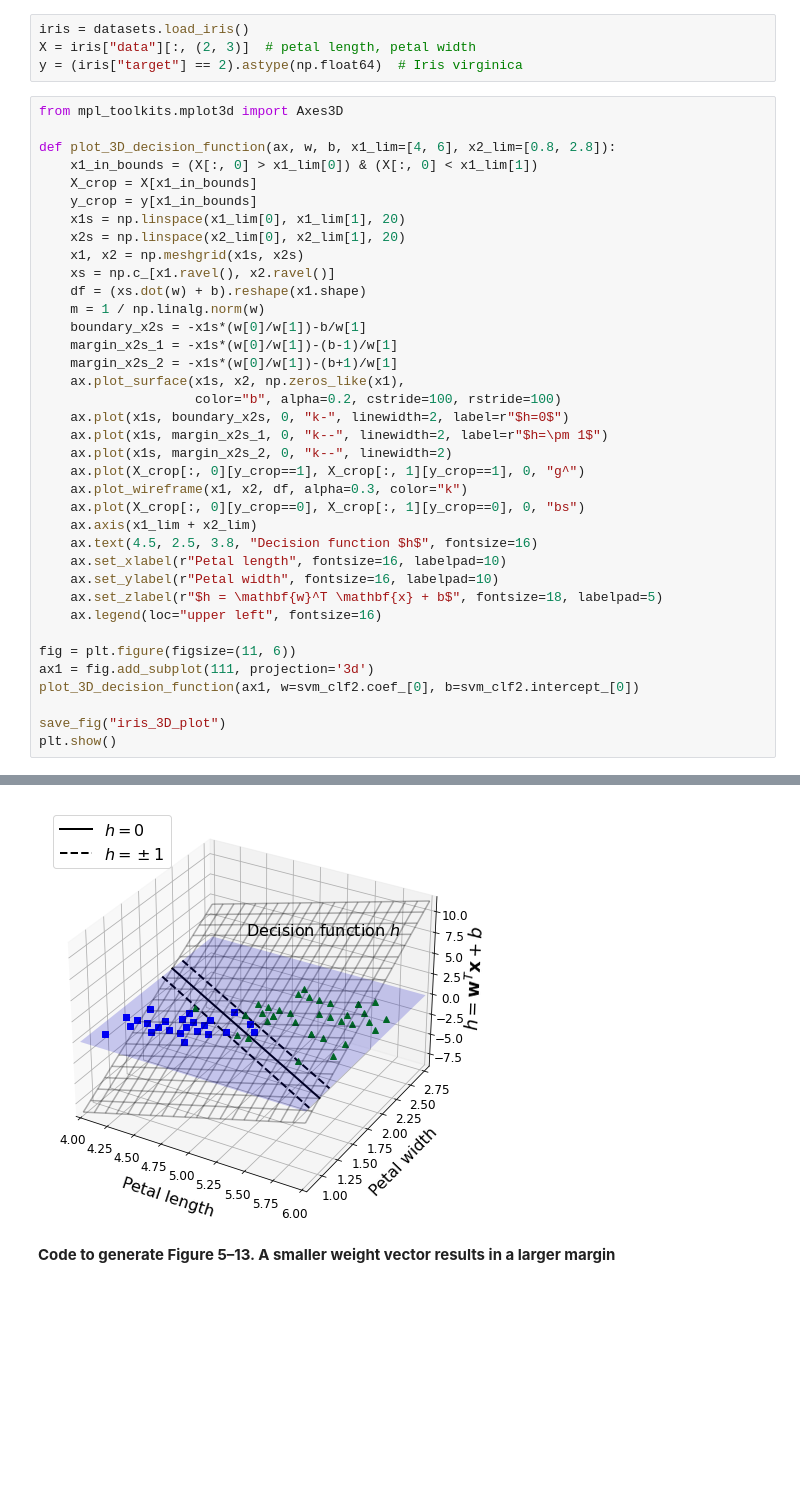
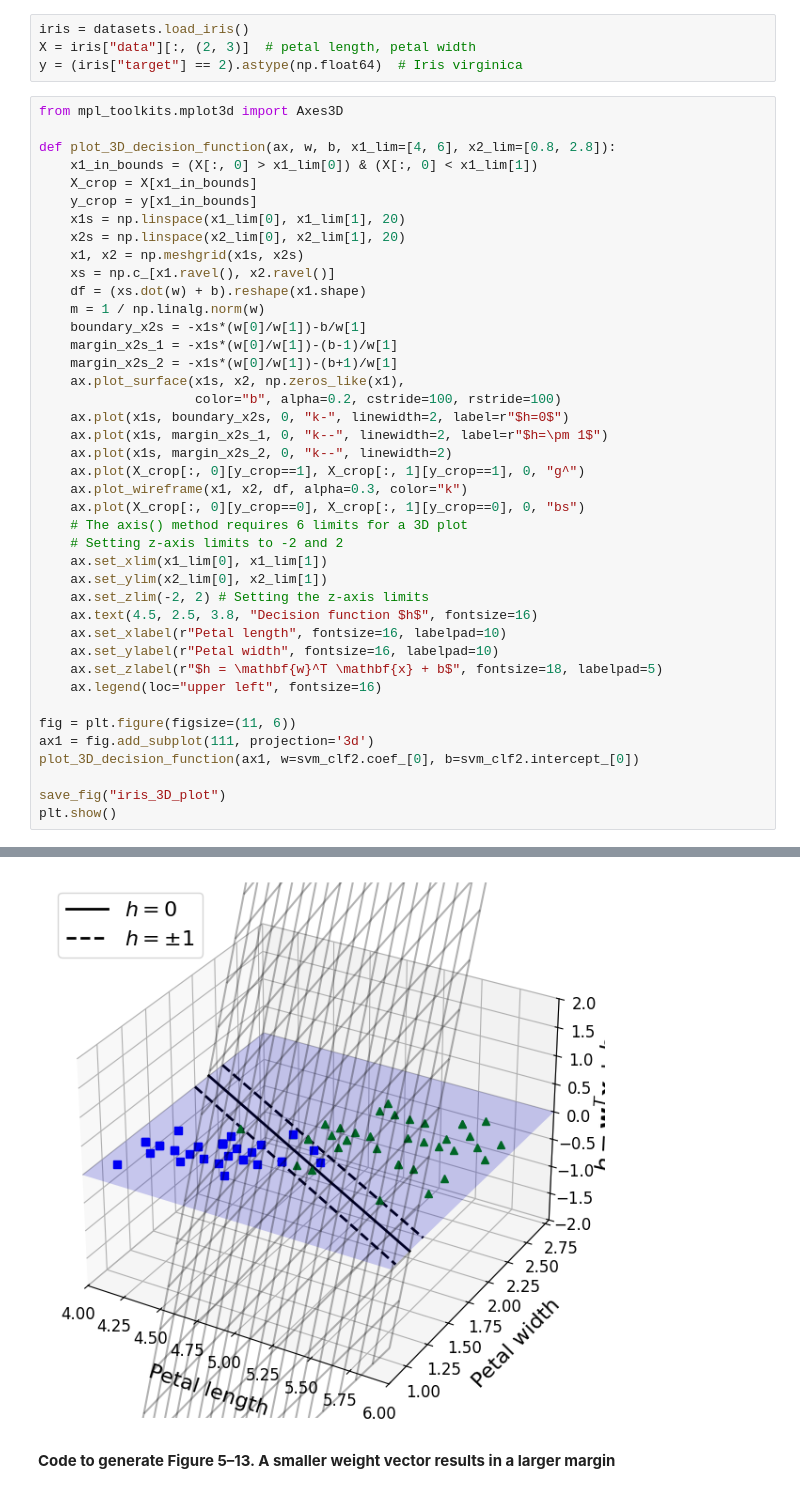
Before and after one commit to patelandpatel/Machine-Learning-with-Scikit-Learn-and-TensorFlow, a Jupyter notebook: 05_support_vector_machines.ipynb, the cells around one changed output, grey strips where cells are left out. Cells and saved outputs as stored; diff of their text form; blank space fills up the shorter version.

```diff
--- a/05_support_vector_machines.ipynb
+++ b/05_support_vector_machines.ipynb
@@ -691,35 +691,39 @@ def plot_3D_decision_function(ax, w, b, x1_lim=[4, 6], x2_lim=[0.8, 2.8]):
     x2s = np.linspace(x2_lim[0], x2_lim[1], 20)
     x1, x2 = np.meshgrid(x1s, x2s)
     xs = np.c_[x1.ravel(), x2.ravel()]
     df = (xs.dot(w) + b).reshape(x1.shape)
     m = 1 / np.linalg.norm(w)
     boundary_x2s = -x1s*(w[0]/w[1])-b/w[1]
     margin_x2s_1 = -x1s*(w[0]/w[1])-(b-1)/w[1]
     margin_x2s_2 = -x1s*(w[0]/w[1])-(b+1)/w[1]
     ax.plot_surface(x1s, x2, np.zeros_like(x1),
                     color="b", alpha=0.2, cstride=100, rstride=100)
     ax.plot(x1s, boundary_x2s, 0, "k-", linewidth=2, label=r"$h=0$")
     ax.plot(x1s, margin_x2s_1, 0, "k--", linewidth=2, label=r"$h=\pm 1$")
     ax.plot(x1s, margin_x2s_2, 0, "k--", linewidth=2)
     ax.plot(X_crop[:, 0][y_crop==1], X_crop[:, 1][y_crop==1], 0, "g^")
     ax.plot_wireframe(x1, x2, df, alpha=0.3, color="k")
     ax.plot(X_crop[:, 0][y_crop==0], X_crop[:, 1][y_crop==0], 0, "bs")
-    ax.axis(x1_lim + x2_lim)
+    # The axis() method requires 6 limits for a 3D plot
+    # Setting z-axis limits to -2 and 2
+    ax.set_xlim(x1_lim[0], x1_lim[1])
+    ax.set_ylim(x2_lim[0], x2_lim[1])
+    ax.set_zlim(-2, 2) # Setting the z-axis limits
     ax.text(4.5, 2.5, 3.8, "Decision function $h$", fontsize=16)
     ax.set_xlabel(r"Petal length", fontsize=16, labelpad=10)
     ax.set_ylabel(r"Petal width", fontsize=16, labelpad=10)
     ax.set_zlabel(r"$h = \mathbf{w}^T \mathbf{x} + b$", fontsize=18, labelpad=5)
     ax.legend(loc="upper left", fontsize=16)
 
 fig = plt.figure(figsize=(11, 6))
 ax1 = fig.add_subplot(111, projection='3d')
 plot_3D_decision_function(ax1, w=svm_clf2.coef_[0], b=svm_clf2.intercept_[0])
 
 save_fig("iris_3D_plot")
 plt.show()
 # %% [output]
 Saving figure iris_3D_plot
-[figure, old version]
+[figure, new version]
 # %% [markdown]
 **Code to generate Figure 5–13. A smaller weight vector results in a larger margin**
 # %%
```
Also changed, not shown: parts of 11 cells of this notebook.
